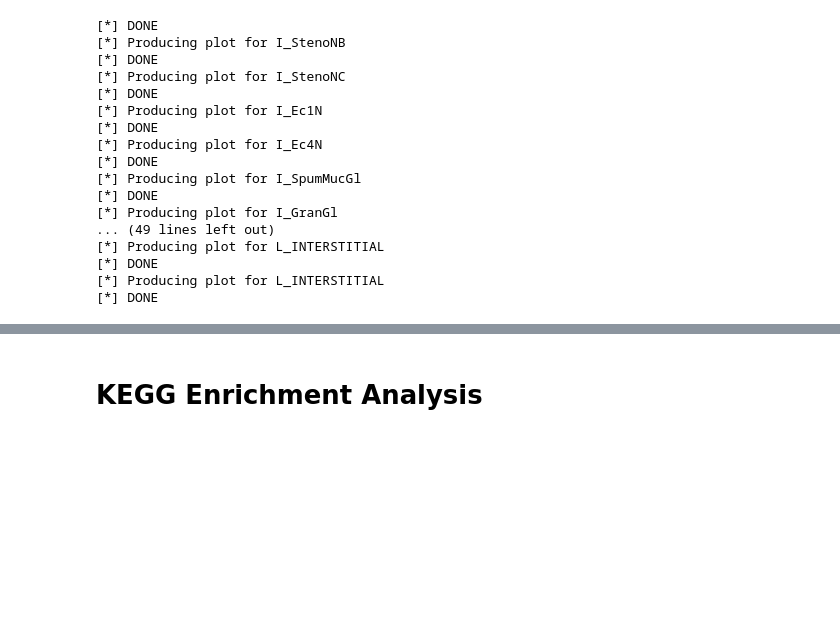
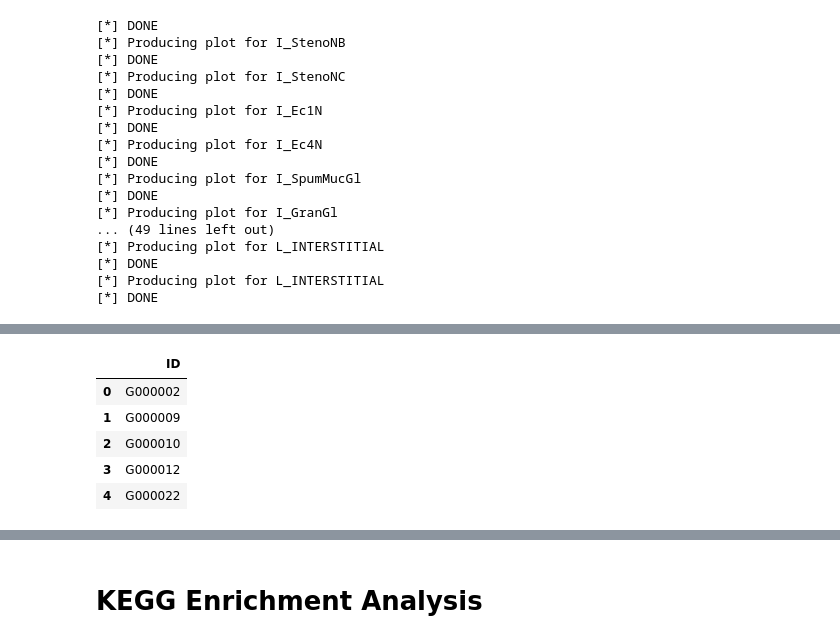
Before and after one commit to Kanomble/hydra_clustering, a Jupyter notebook: scripts/gene_enrichment_analysis_preparation.ipynb, the cells around one changed output, grey strips where cells are left out. Drawn from its saved outputs; the diff is of its cells as text; code cells hidden in the pictures; blank space fills up the shorter version.

Commit message:
added goatools analysis for experiments

```diff
--- a/scripts/gene_enrichment_analysis_preparation.ipynb
+++ b/scripts/gene_enrichment_analysis_preparation.ipynb
@@ -299,0 +294,11 @@ id_to_celltype.merge(log2FoldChange_df,on="ID")
+# %%
+pop = pd.read_table("../data/goatools_data/population.txt", header=None)
+pop.columns = ["ID"]
+pop.head()
+# %% [output]
+|  | ID |
+| 0 | G000002 |
+| 1 | G000009 |
+| 2 | G000010 |
+| 3 | G000012 |
+| 4 | G000022 |
```
Also changed, not shown: parts of 11 cells of this notebook.
